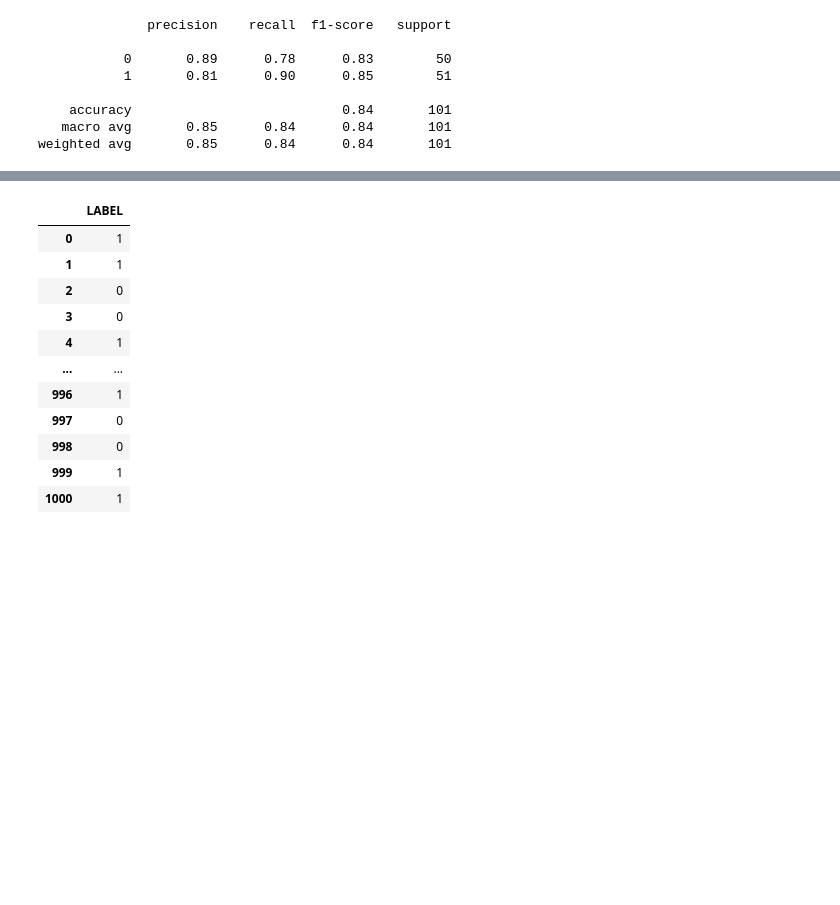
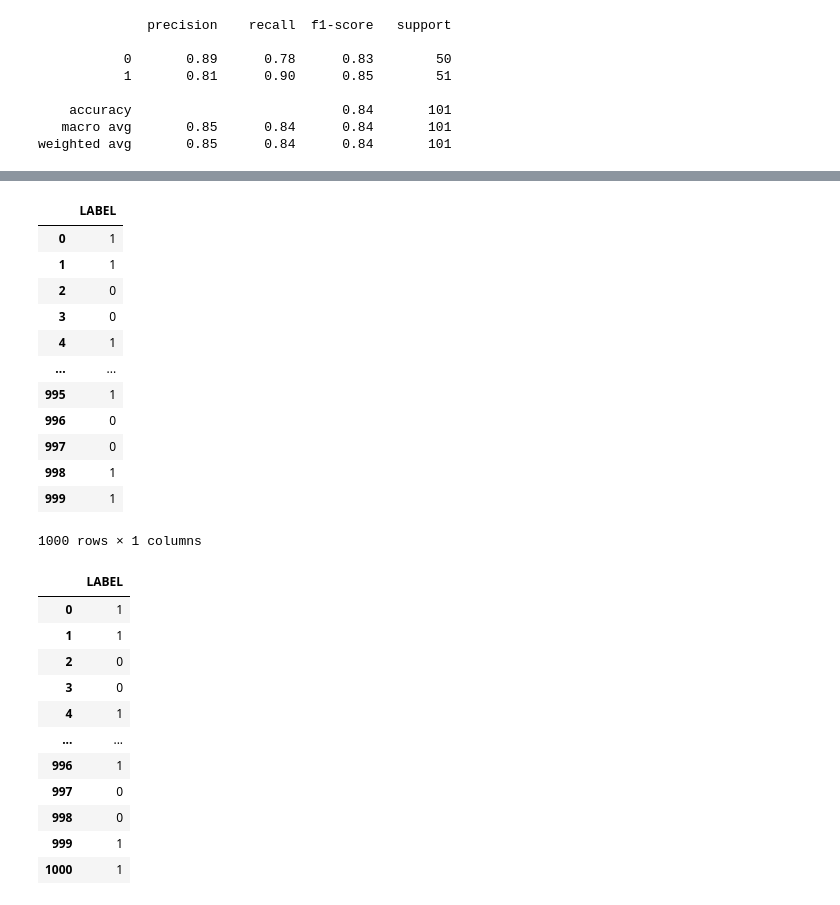
Before and after one commit to shih-yang-young/text-polarity-classification, a Jupyter notebook: ChatGPT4.0_classification.ipynb, the cells around one changed output, grey strips where cells are left out. Saved outputs shown, nothing was run; the diff lists cells and outputs as text; code cells hidden in the pictures; blank space fills up the shorter version.

```diff
--- a/ChatGPT4.0_classification.ipynb
+++ b/ChatGPT4.0_classification.ipynb
@@ -1182,3 +3211,27 @@ text_0_1000 = """
+# %%
+import re
+import pandas as pd
+pattern = r'\n'
+arr_text_1001_2000 = re.split(pattern, text_1001_2000)
+arr_text_1001_2000 = arr_text_1001_2000[1:1001]
+arr_text_1001_2000[100]
+arr_text_1001_2000 = [int(x) for x in arr_text_1001_2000 if x.isdigit()]
+df_1 = pd.DataFrame(arr_text_1001_2000, columns=['LABEL'])
+df_1
+# %% [output]
+|  | LABEL |
+| 0 | 1 |
+| 1 | 1 |
+| 2 | 0 |
+| 3 | 0 |
+| 4 | 1 |
+| ... | ... |
+| 995 | 1 |
+| 996 | 0 |
+| 997 | 0 |
+| 998 | 1 |
+| 999 | 1 |
+1000 rows × 1 columns
 # %%
 import re
 import pandas as pd
```
Also changed, not shown: parts of 8 cells of this notebook, 3 other files.
